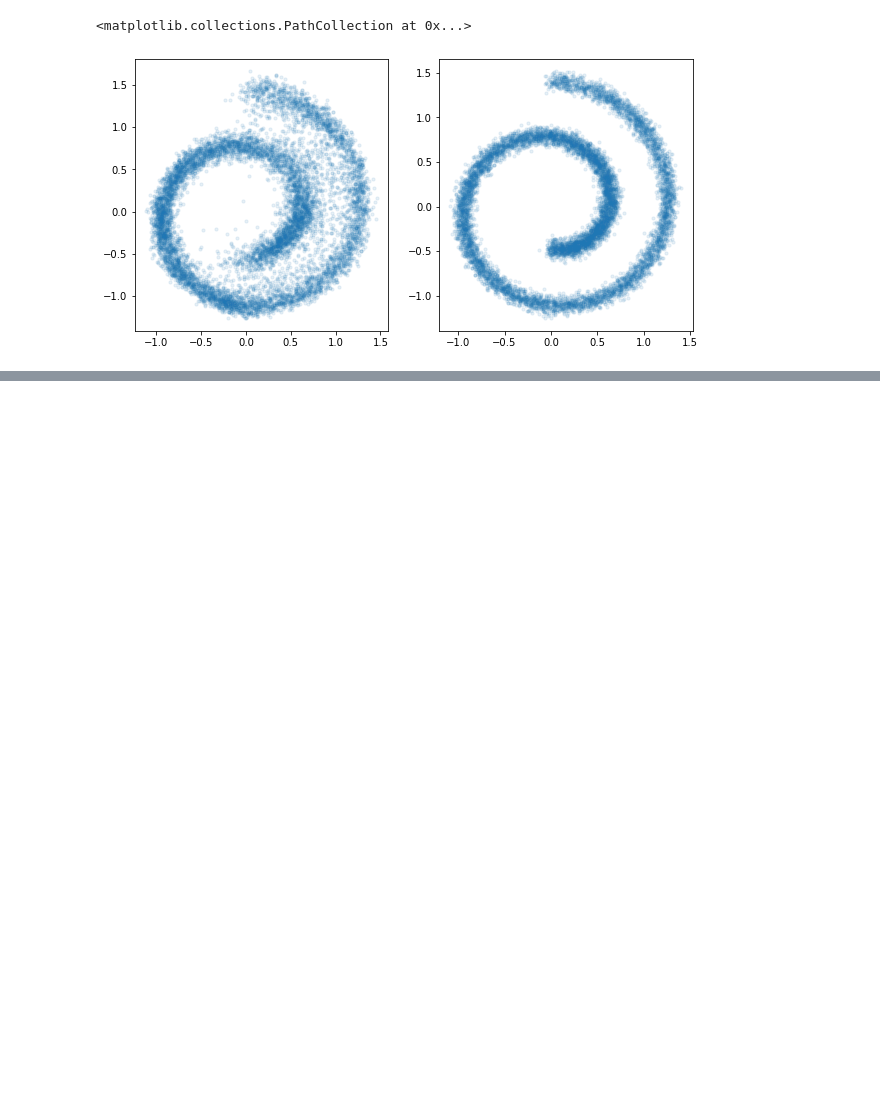
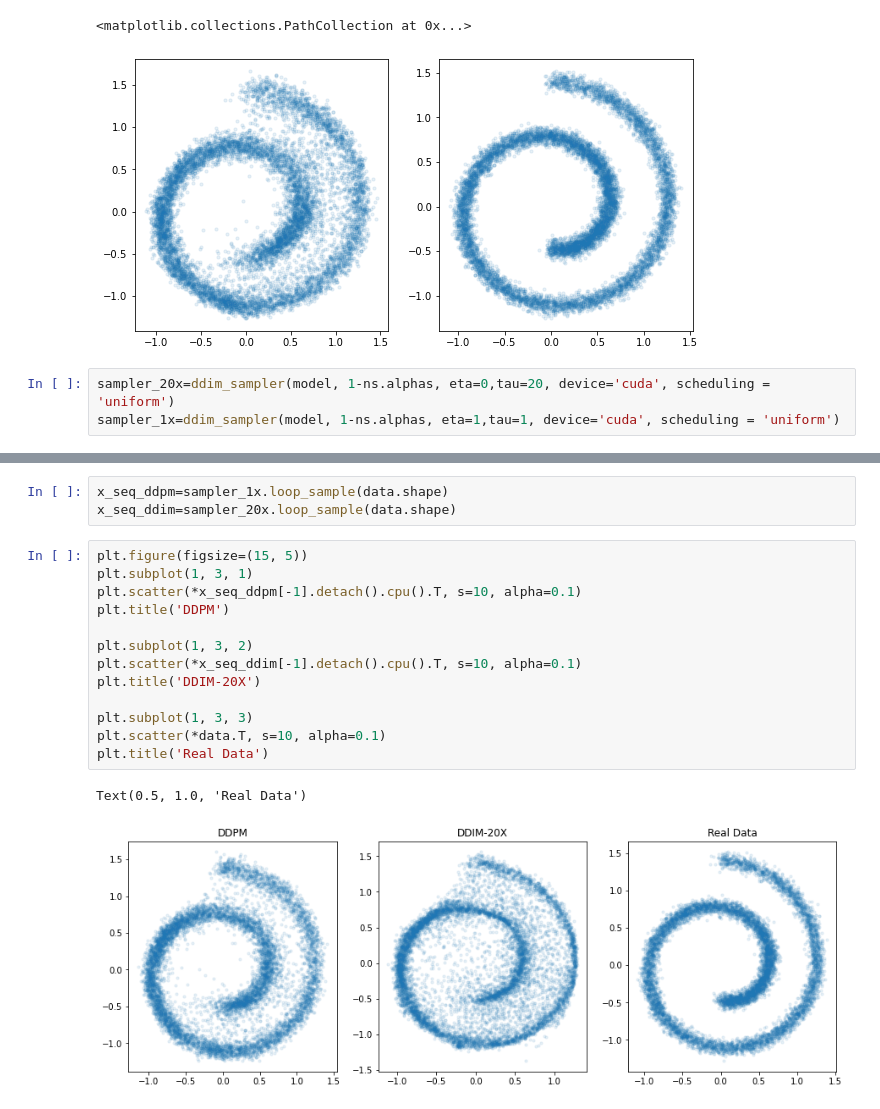
Before and after one commit to suicee/diffusion_for_inference, a Jupyter notebook: ddpm_density_estimation.ipynb, the cells around one changed output, grey strips where cells are left out. Drawn from its saved outputs; the diff is of its cells as text; blank space fills up the shorter version.

Commit message:
add ddim sampling

```diff
--- a/ddpm_density_estimation.ipynb
+++ b/ddpm_density_estimation.ipynb
@@ -112,3 +112,6 @@ plt.scatter(*data.T, s=10, alpha=0.1)
 # %% [output]
 <matplotlib.collections.PathCollection at 0x...>
 [figure]
+# %%
+sampler_20x=ddim_sampler(model, 1-ns.alphas, eta=0,tau=20, device='cuda', scheduling = 'uniform')
+sampler_1x=ddim_sampler(model, 1-ns.alphas, eta=1,tau=1, device='cuda', scheduling = 'uniform')
@@ -114,0 +128,19 @@ plt.scatter(*data.T, s=10, alpha=0.1)
+# %%
+x_seq_ddpm=sampler_1x.loop_sample(data.shape)
+x_seq_ddim=sampler_20x.loop_sample(data.shape)
+# %%
+plt.figure(figsize=(15, 5))
+plt.subplot(1, 3, 1)
+plt.scatter(*x_seq_ddpm[-1].detach().cpu().T, s=10, alpha=0.1)
+plt.title('DDPM')
+
+plt.subplot(1, 3, 2)
+plt.scatter(*x_seq_ddim[-1].detach().cpu().T, s=10, alpha=0.1)
+plt.title('DDIM-20X')
+
+plt.subplot(1, 3, 3)
+plt.scatter(*data.T, s=10, alpha=0.1)
+plt.title('Real Data')
+# %% [output]
+Text(0.5, 1.0, 'Real Data')
+[figure, added]
```
Also changed, not shown: parts of 2 cells of this notebook, 1 other file.
